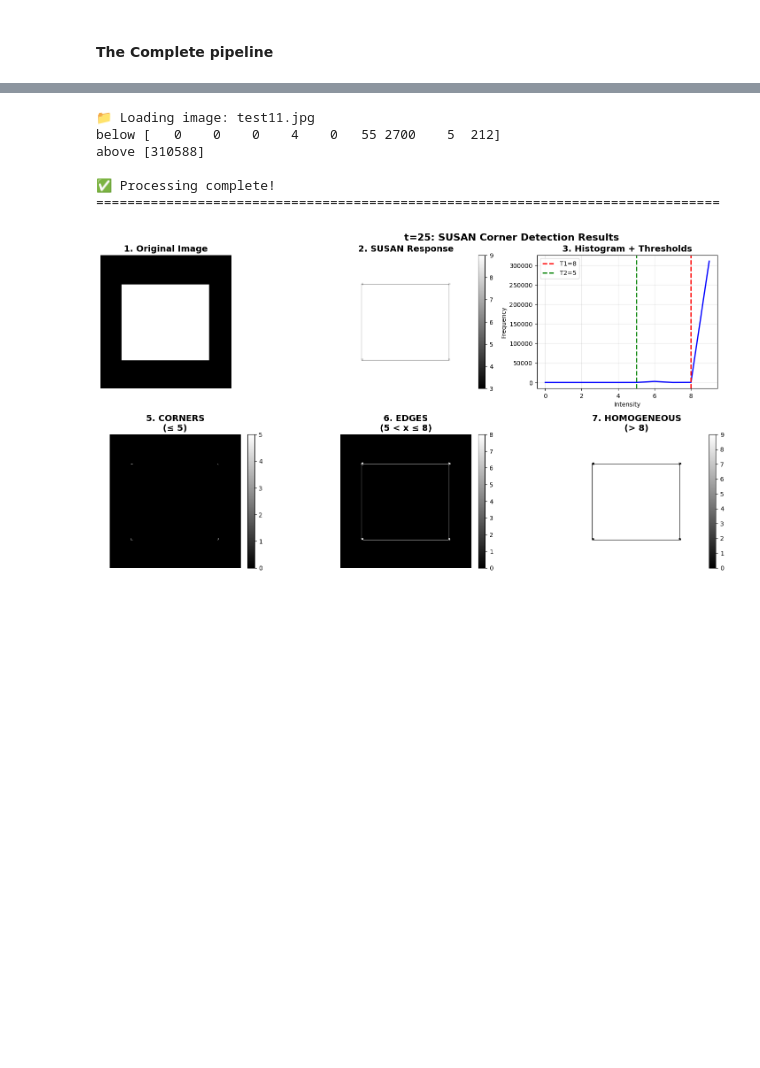
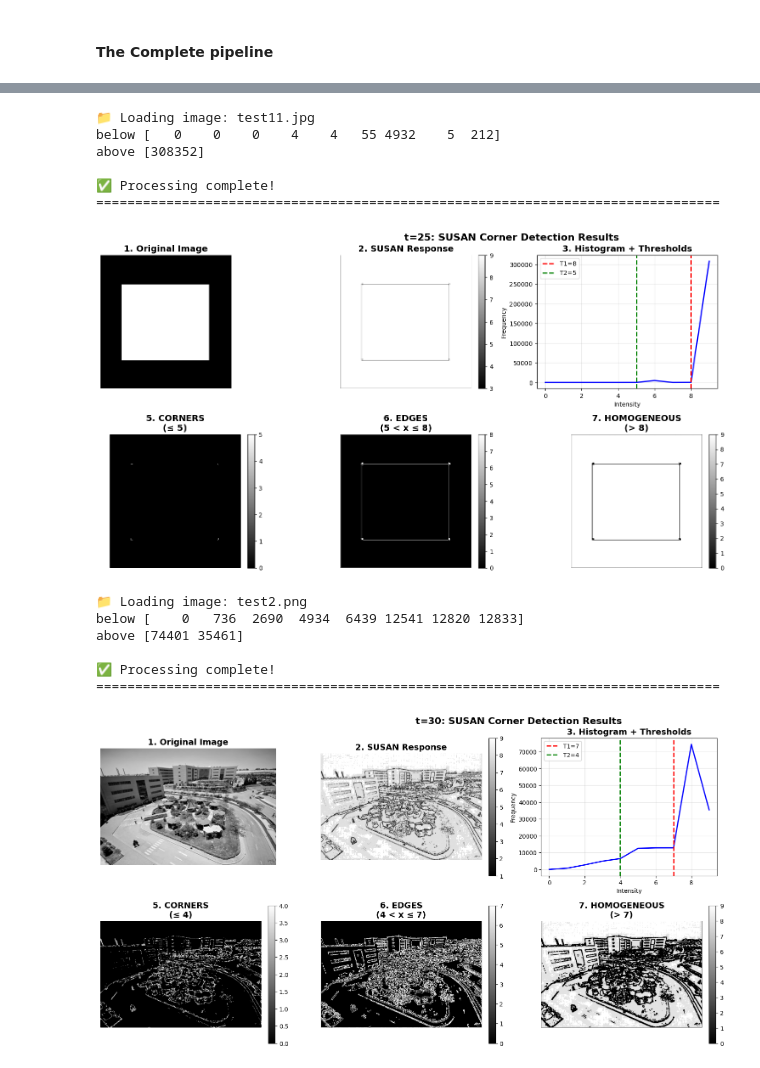
Before and after one commit to MohamedElsaeed424/Corner-and-Edge-Detector, a Jupyter notebook: cv-assignment2.ipynb, the cells around one changed output, grey strips where cells are left out. Cells and saved outputs as stored; diff of their text form; code cells hidden in the pictures; blank space fills up the shorter version.

```diff
--- a/cv-assignment2.ipynb
+++ b/cv-assignment2.ipynb
@@ -67,9 +67,6 @@ def susan(image, t, radius=1): # correct ✅
     h, w = image.shape
 
     img = image.astype(np.float32)
-
-
-    padded_img = np.pad(img, pad_width=radius, mode='symmetric')
 
     mask = circular_mask(radius)
 
@@ -79,25 +76,24 @@ def susan(image, t, radius=1): # correct ✅
     for y in range(h):
         for x in range(w):
 
-            py = y + radius
-            px = x + radius
-
             # nucleus
-            center_intensity = padded_img[py, px]
+            center_intensity = img[y, x]
 
             usan_size = 0.0
 
             for b, a in mask:
-                ny = py + a
-                nx = px + b
+                ny = y + a
+                nx = x + b
 
-                neighbor_intensity = padded_img[ny, nx]
+                # Check if neighbor is within bounds
+                if 0 <= ny < h and 0 <= nx < w:
+                    neighbor_intensity = img[ny, nx]
 
-                intensity_diff = neighbor_intensity - center_intensity
+                    intensity_diff = neighbor_intensity - center_intensity
 
-                c_m = np.exp(-((intensity_diff / t) ** 6))
+                    c_m = np.exp(-((intensity_diff / t) ** 6))
 
-                usan_size += c_m
+                    usan_size += c_m
 
             scores[y, x] = int(np.floor(usan_size))
             hist[int(np.floor(scores[y, x]))] += 1
@@ -333,9 +329,20 @@ image_path1 = 'test11.jpg'
 run = run_complete_pipeline(image_path1, t_parameter=25, radius=1)
 # %% [output]
 📁 Loading image: test11.jpg
-below [   0    0    0    4    0   55 2700    5  212]
-above [310588]
+below [   0    0    0    4    4   55 4932    5  212]
+above [308352]
 
 ✅ Processing complete!
 ================================================================================
 [figure]
+# %%
+image_path1 = 'test2.png'
+run = run_complete_pipeline(image_path1, t_parameter=30, radius=1)
+# %% [output]
+📁 Loading image: test2.png
+below [    0   736  2690  4934  6439 12541 12820 12833]
+above [74401 35461]
+
+✅ Processing complete!
+================================================================================
+[figure, added]
```
Also changed, not shown: parts of 1 cell of this notebook, 2 other files.
